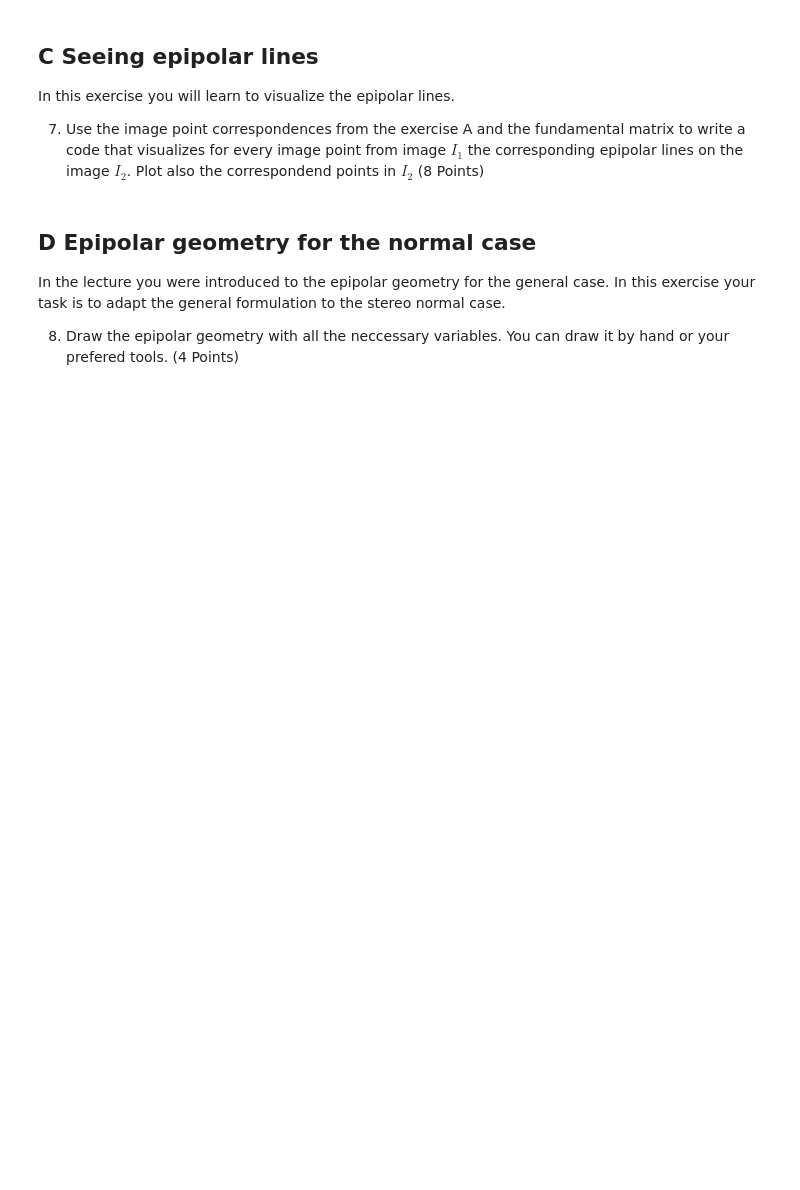
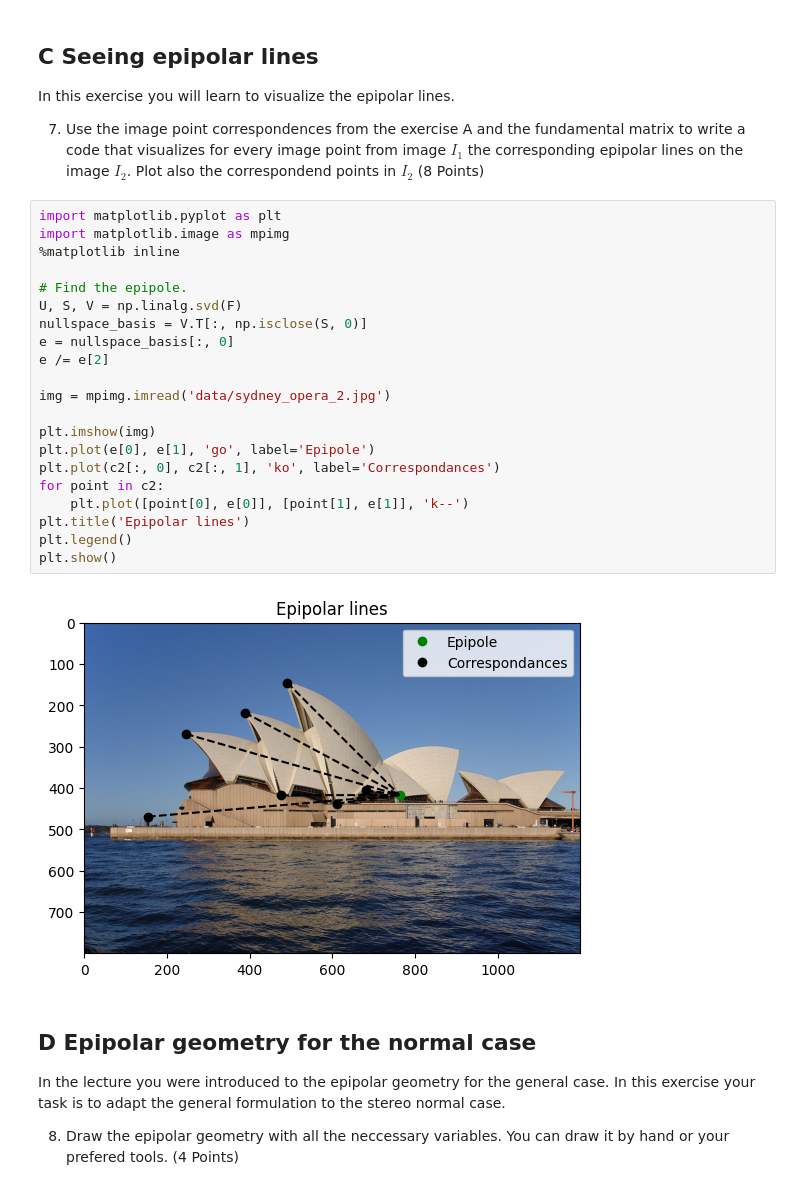
Before and after one commit to ArturKosma/Learning, a Jupyter notebook: jupyter/photogrammetry/photogrammetry_exercise_10.ipynb, the cells around one changed output. Drawn from its saved outputs; the diff is of its cells as text; blank space fills up the shorter version.

```diff
--- a/jupyter/photogrammetry/photogrammetry_exercise_10.ipynb
+++ b/jupyter/photogrammetry/photogrammetry_exercise_10.ipynb
@@ -199,6 +222,29 @@ F_12 = np.array([[-2,-4,12],
 In this exercise you will learn to visualize the epipolar lines.
 
 7. Use the image point correspondences from the exercise A and the fundamental matrix to write a code that visualizes for every image point from image $I_1$ the corresponding epipolar lines on the image $I_2$. Plot also the correspondend points in $I_2$ (8 Points)
+# %%
+import matplotlib.pyplot as plt
+import matplotlib.image as mpimg
+%matplotlib inline
+
+# Find the epipole.
+U, S, V = np.linalg.svd(F)
+nullspace_basis = V.T[:, np.isclose(S, 0)]
+e = nullspace_basis[:, 0]
+e /= e[2]
+
+img = mpimg.imread('data/sydney_opera_2.jpg')
+
+plt.imshow(img)
+plt.plot(e[0], e[1], 'go', label='Epipole')
+plt.plot(c2[:, 0], c2[:, 1], 'ko', label='Correspondances')
+for point in c2:
+    plt.plot([point[0], e[0]], [point[1], e[1]], 'k--')
+plt.title('Epipolar lines')
+plt.legend()
+plt.show()
+# %% [output]
+[figure, added]
 # %% [markdown]
 ## D Epipolar geometry for the normal case
 
```
Also changed, not shown: parts of 5 cells of this notebook, 1 other file.
